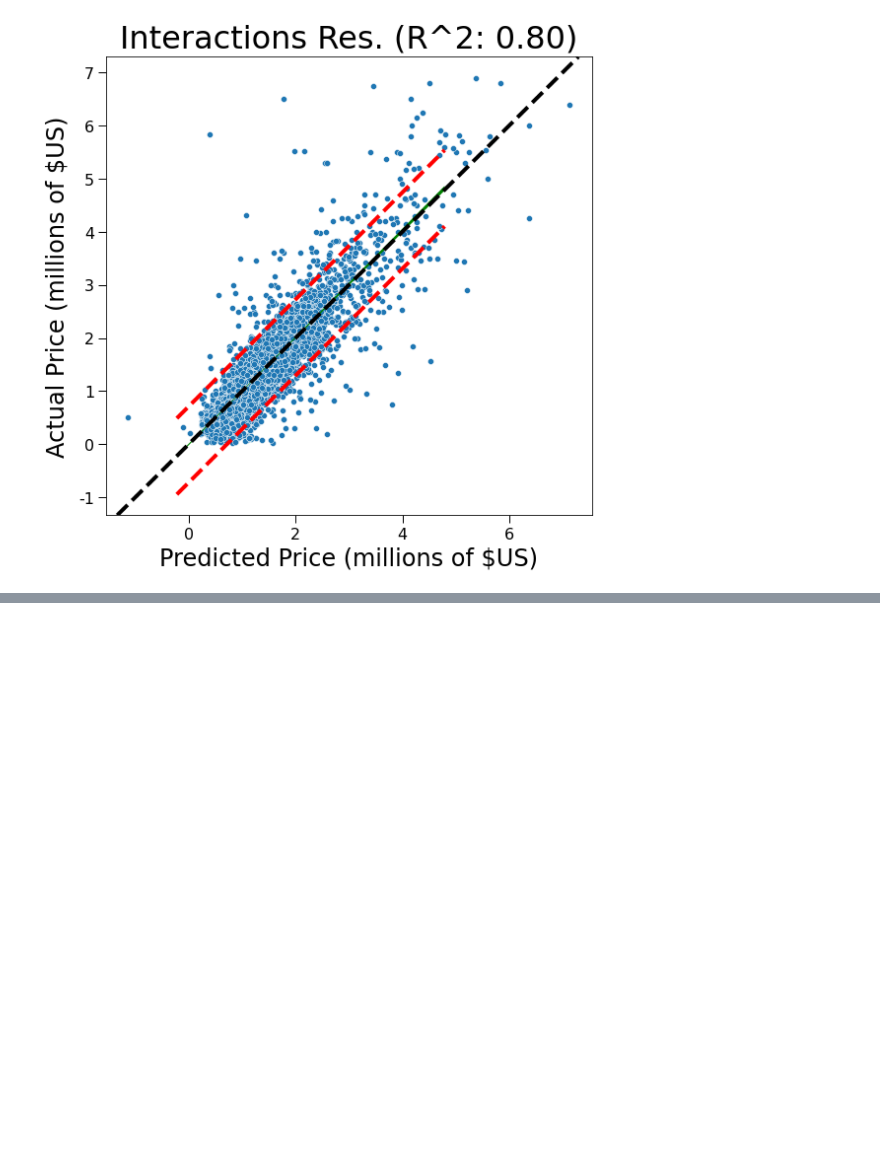
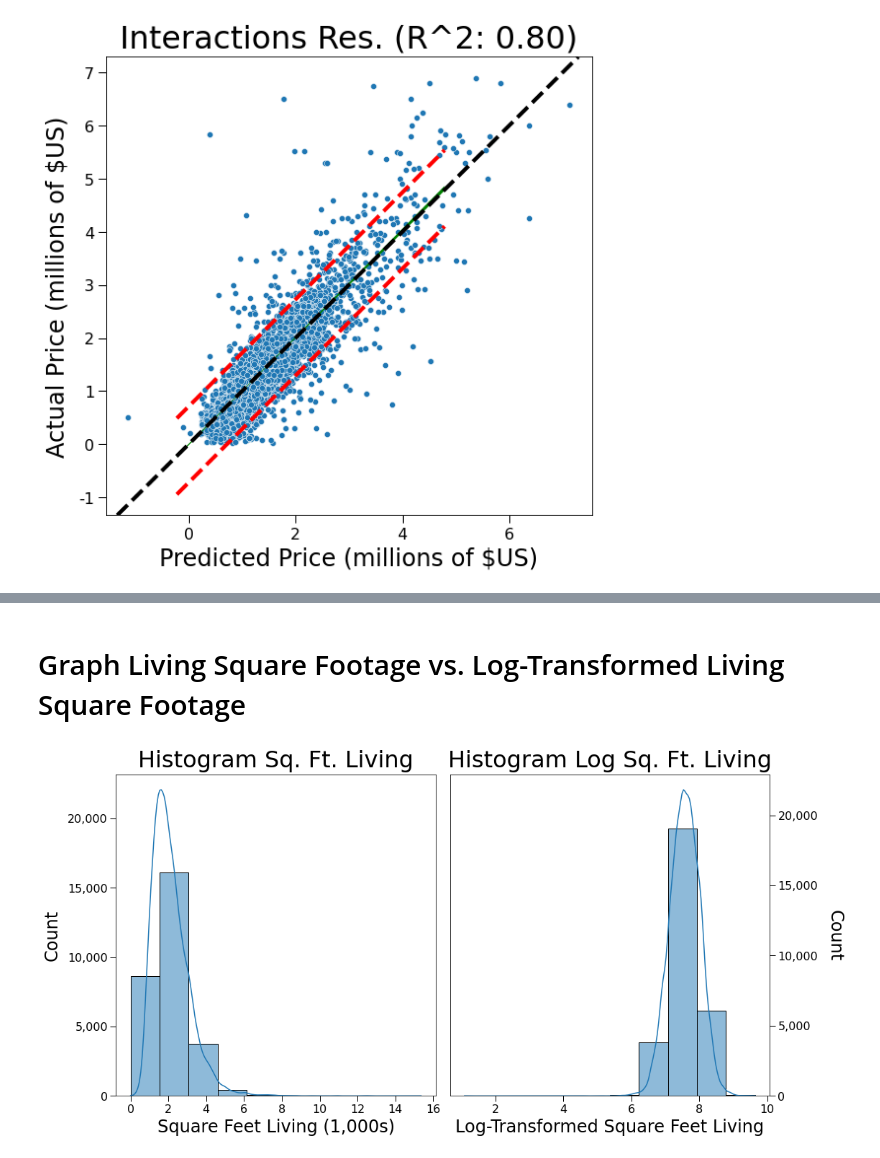
Before and after one commit to JoshuaGottlieb/King-County-Analysis, a Jupyter notebook: notebooks/Visualizations.ipynb, the cells around one changed output, grey strips where cells are left out. Saved outputs shown, nothing was run; the diff lists cells and outputs as text; code cells hidden in the pictures; blank space fills up the shorter version.

```diff
--- a/notebooks/Visualizations.ipynb
+++ b/notebooks/Visualizations.ipynb
@@ -356,0 +423,45 @@ plt.savefig('../images/prim_disc_inter_residuals.png')
+# %% [markdown]
+# Graph Living Square Footage vs. Log-Transformed Living Square Footage
+# %%
+# Declare fig, ax objects
+fig, ax = plt.subplots(1, 2, figsize = (16, 8))
+
+# Create seaborn histplots
+sns.histplot(all_data.sqft_living, bins = 10, kde = True, ax = ax[0]);
+sns.histplot(np.log(all_data.sqft_living), bins = 10, kde = True, ax = ax[1]);
+
+# Configure tick labels and ticks
+ax[0].get_xaxis().set_major_formatter(pltticker.FuncFormatter(lambda x, p: format(int(x/1_000), ',')))
+
+for axis in ax:
+    axis.get_yaxis().set_major_formatter(pltticker.FuncFormatter(lambda x, p: format(int(x), ',')))
+    configure_ticklabels_and_params(axis)
+
+ax[1].yaxis.tick_right()
+ax[1].yaxis.set_label_position("right")
+
+# Configure axis labels and title
+configure_axislabels_and_title(ax[0],
+                               'Square Feet Living (1,000s)',
+                               'Count',
+                               'Histogram Sq. Ft. Living')
+
+configure_axislabels_and_title(ax[1],
+                               'Log-Transformed Square Feet Living',
+                               'Count',
+                               'Histogram Log Sq. Ft. Living')
+
+# Have to set ax_1 y_label separately to rotate
+ax[1].set_ylabel('Count',
+                 fontfamily = 'Arial',
+                 fontsize = 24,
+                 labelpad = 35,
+                 rotation = 270)
+
+# Set tight layout
+plt.tight_layout(pad = 2.0)
+
+# Save image
+plt.savefig('../images/sqft_living_norm_vs_log.png')
+# %% [output]
+[figure, added]
```
Also changed, not shown: parts of 10 cells of this notebook, 6 other files.
